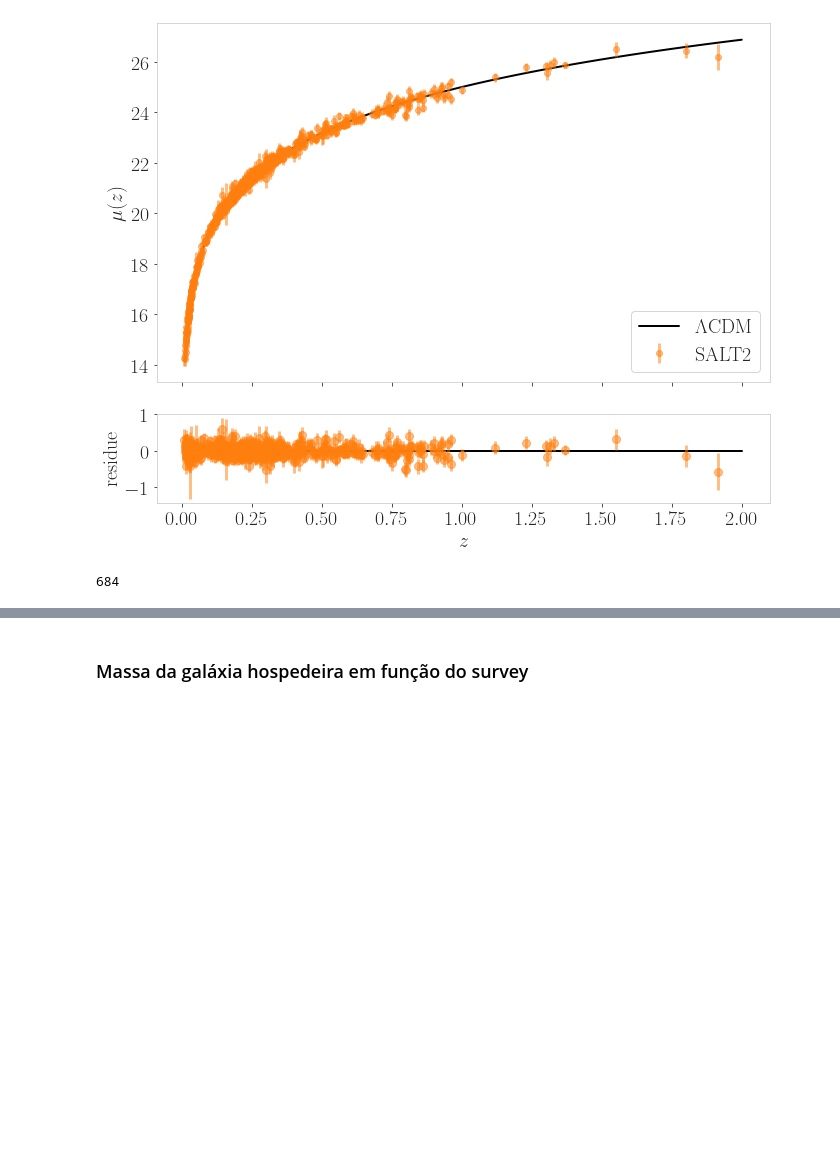
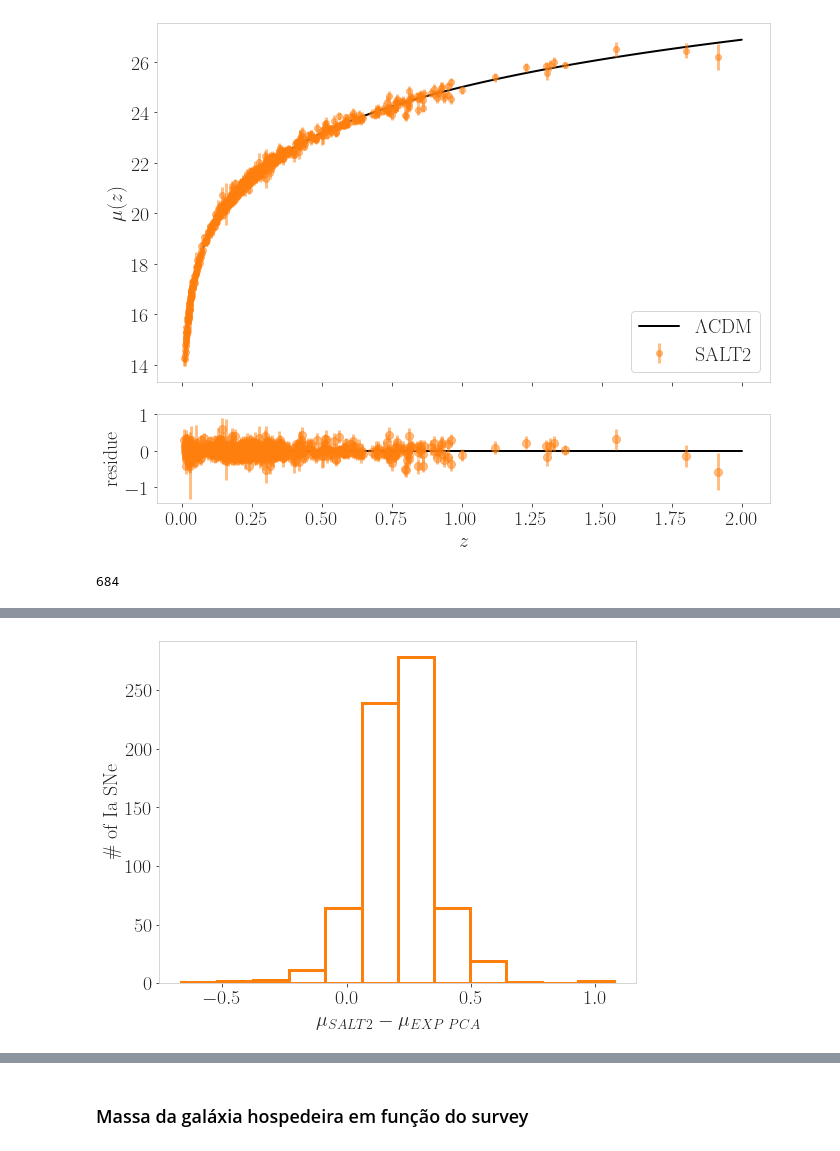
Before and after one commit to CassiaNascimento/PETS_model_for_SN_Ia_LC_fitting, a Jupyter notebook: fitting_pantheon/pca fit results/Cosmology_plots_PCA.ipynb, the cells around one changed output, grey strips where cells are left out. Drawn from its saved outputs; the diff is of its cells as text; code cells hidden in the pictures; blank space fills up the shorter version.

```diff
--- a/fitting_pantheon/pca fit results/Cosmology_plots_PCA.ipynb
+++ b/fitting_pantheon/pca fit results/Cosmology_plots_PCA.ipynb
@@ -432,3 +436,13 @@ plt.savefig('./distance_mod_dif_PCA.pdf',dpi=300);
+# %%
+fig=plt.figure(figsize=(8,6))
+
+plt.hist(mu_salt2-mu_exp,bins=12,edgecolor="C1",fill=False,lw=3)
+plt.ylabel("\# of Ia SNe")
+plt.xlabel("$\mu_{SALT2}-\mu_{EXP\,\, PCA}$")
+plt.tight_layout()
+plt.savefig('./distance_mod_dif_PCA.pdf',dpi=300);
+# %% [output]
+[figure, added]
 # %%
 np.mean(mu_salt2-mu_exp)
 # %% [output]
```
Also changed, not shown: parts of 17 cells of this notebook, 7 other files.
